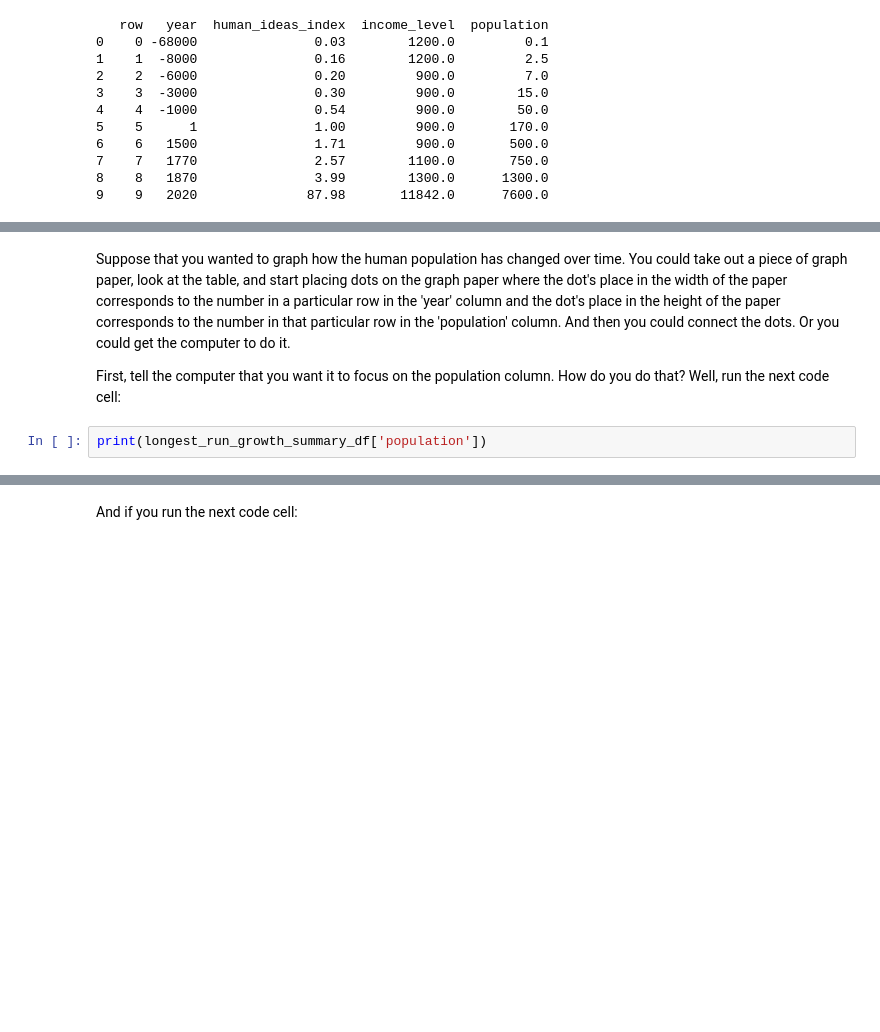
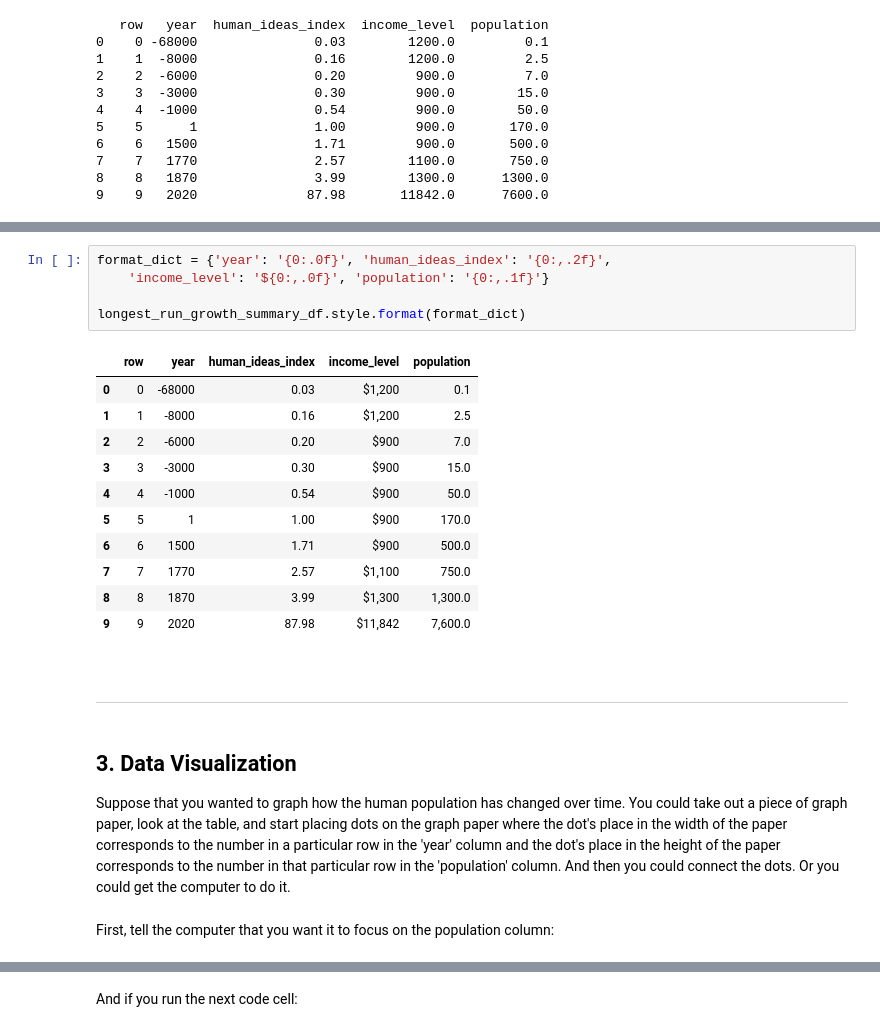
Before and after one commit to braddelong/econ-135-s-2021-assignments, a Jupyter notebook: ps00.ipynb, the cells around one changed output, grey strips where cells are left out. Cells and saved outputs as stored; diff of their text form; blank space fills up the shorter version.

```diff
--- a/ps00.ipynb
+++ b/ps00.ipynb
@@ -343,6 +516,27 @@ long_run_growth_rates_df
+# %%
+format_dict = {'year': '{0:.0f}', 'human_ideas_index': '{0:,.2f}',
+    'income_level': '${0:,.0f}', 'population': '{0:,.1f}'}
+
+longest_run_growth_summary_df.style.format(format_dict)
+# %% [output]
+|  | row | year | human_ideas_index | income_level | population |
+| 0 | 0 | -68000 | 0.03 | $1,200 | 0.1 |
+| 1 | 1 | -8000 | 0.16 | $1,200 | 2.5 |
+| 2 | 2 | -6000 | 0.20 | $900 | 7.0 |
+| 3 | 3 | -3000 | 0.30 | $900 | 15.0 |
+| 4 | 4 | -1000 | 0.54 | $900 | 50.0 |
+| 5 | 5 | 1 | 1.00 | $900 | 170.0 |
+| 6 | 6 | 1500 | 1.71 | $900 | 500.0 |
+| 7 | 7 | 1770 | 2.57 | $1,100 | 750.0 |
+| 8 | 8 | 1870 | 3.99 | $1,300 | 1,300.0 |
+| 9 | 9 | 2020 | 87.98 | $11,842 | 7,600.0 |
+# %% [markdown]
+&nbsp;
+
+----
 # %% [markdown]
+## 3. Data Visualization
+
 Suppose that you wanted to graph how the human population has changed over time. You could take out a piece of graph paper, look at the table, and start placing dots on the graph paper where the dot's place in the width of the paper corresponds to the number in a particular row in the 'year' column and the dot's place in the height of the paper corresponds to the number in that particular row in the 'population' column. And then you could connect the dots. Or you could get the computer to do it.
-
-First, tell the computer that you want it to focus on the population column. How do you do that? Well, run the next code cell:
-# %%
-print(longest_run_growth_summary_df['population'])
+# %% [markdown]
+First, tell the computer that you want it to focus on the population column:
```
Also changed, not shown: parts of 250 cells of this notebook, 1 other file.
